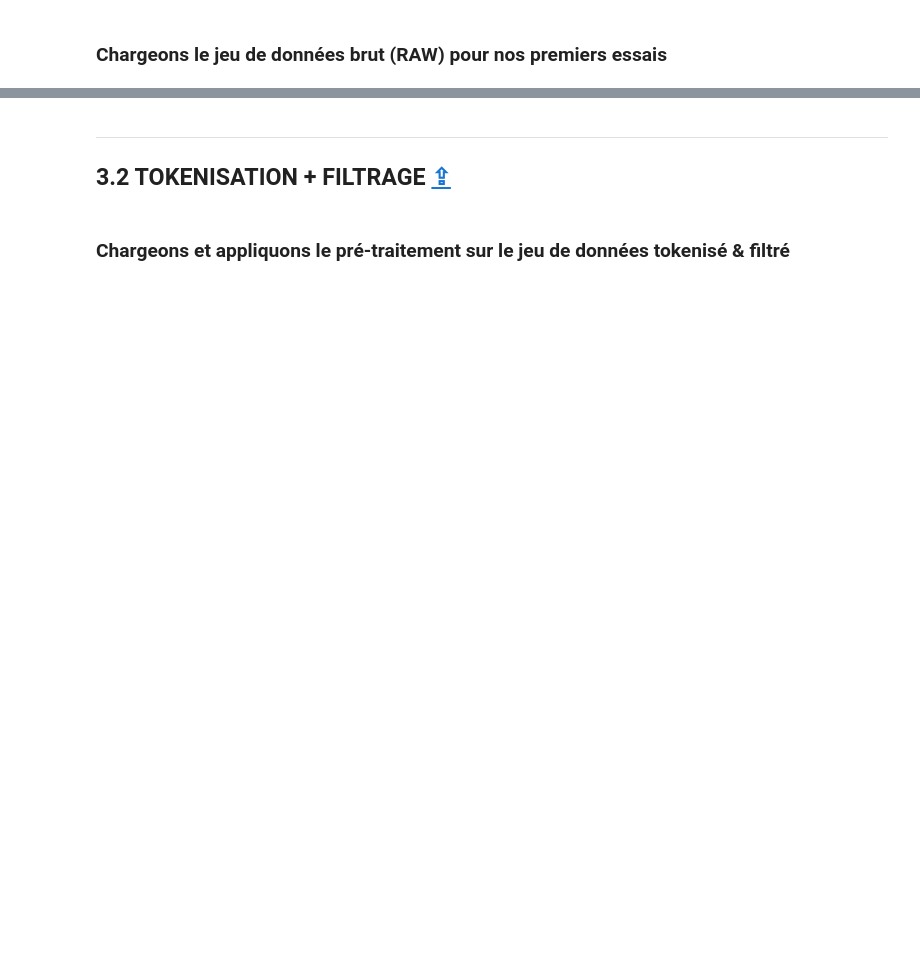
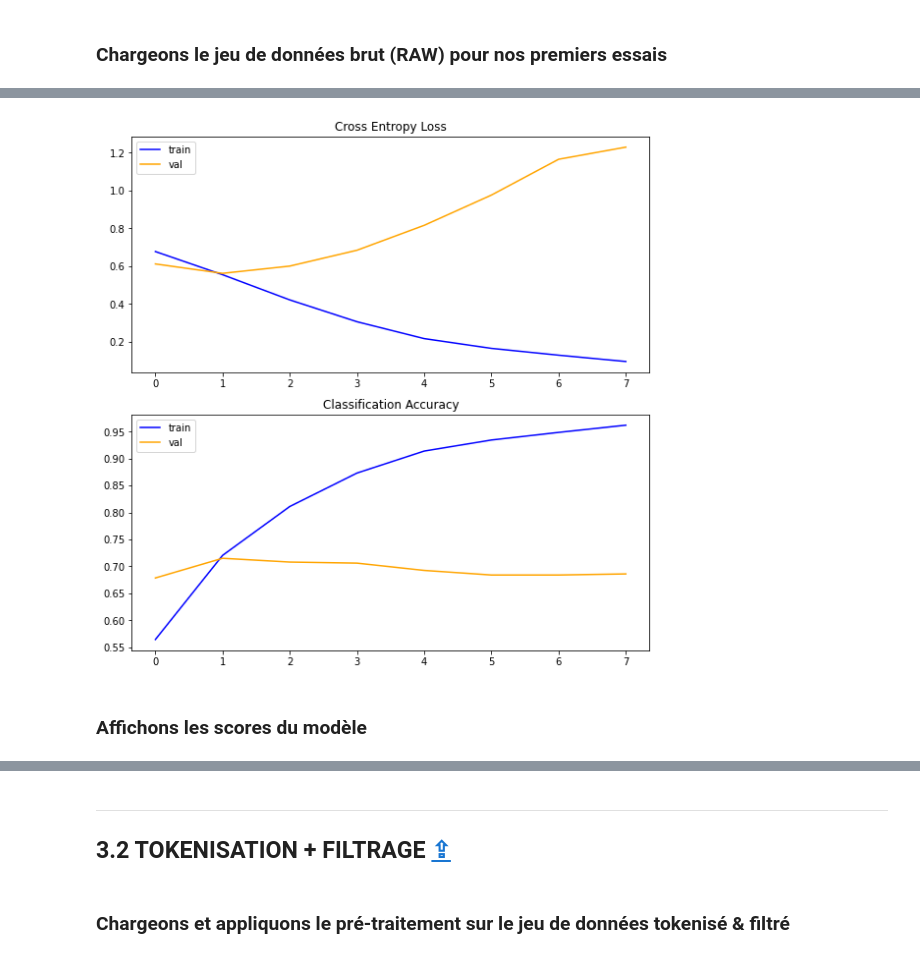
Before and after one commit to Valkea/OC_AI_07, a Jupyter notebook: 03_Classification_NN.ipynb, the cells around one changed output, grey strips where cells are left out. Drawn from its saved outputs; the diff is of its cells as text; code cells hidden in the pictures; blank space fills up the shorter version.

```diff
--- a/03_Classification_NN.ipynb
+++ b/03_Classification_NN.ipynb
@@ -281,0 +202,2 @@ get_scores(model_name, **grd_log, register=True, X_ref=X_test, y_ref=y_test)
+# %%
+X_train_ready, X_test_ready, tokenizer, vocab_size = preprocess_data_RAW(X_train, X_test, 2000, 35)
@@ -281,0 +215,5 @@ get_scores(model_name, **grd_log, register=True, X_ref=X_test, y_ref=y_test)
+# %%
+# w2v_embedding = gensim_to_keras_embedding(w2v_model, train_embeddings=False)
+embedding = layers.Embedding(vocab_size, 256)
+# %%
+archi01_model_RAW = architecture1(f_opti, f_loss, f_metrics, embedding)
@@ -281,0 +246,4 @@ get_scores(model_name, **grd_log, register=True, X_ref=X_test, y_ref=y_test)
+# %%
+t0 = time.perf_counter()
+history_clf_archi01_RAW = archi01_model_RAW.fit(x=X_train_ready, y=y_train, validation_data=(X_test_ready, y_test), epochs=50, batch_size=32, callbacks=init_callbacks("archi01_RAW")) # , validation_split=0.2 , train_labels
+train_time = time.perf_counter() - t0
@@ -281,0 +268,6 @@ get_scores(model_name, **grd_log, register=True, X_ref=X_test, y_ref=y_test)
+# %%
+summarize_diagnostics(history_clf_archi01_RAW)
+# %% [output]
+[figure, added]
+# %% [markdown]
+### Affichons les scores du modèle
```
Also changed, not shown: parts of 105 cells of this notebook, 1 other file.
